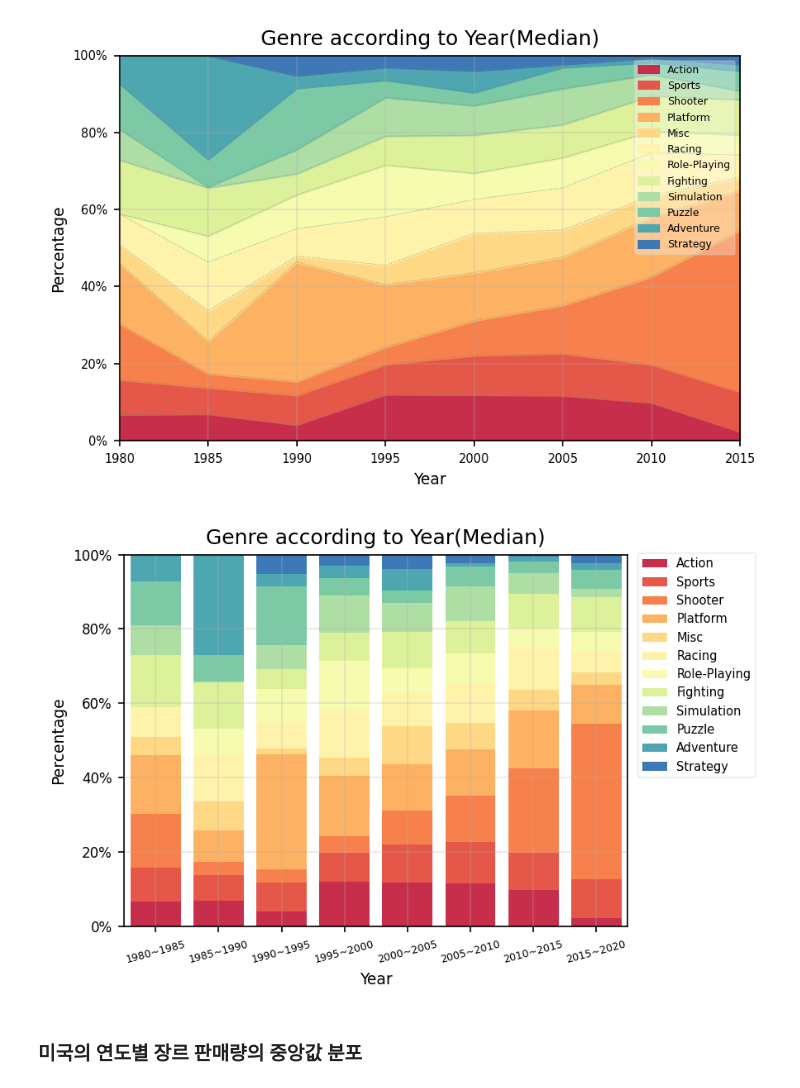
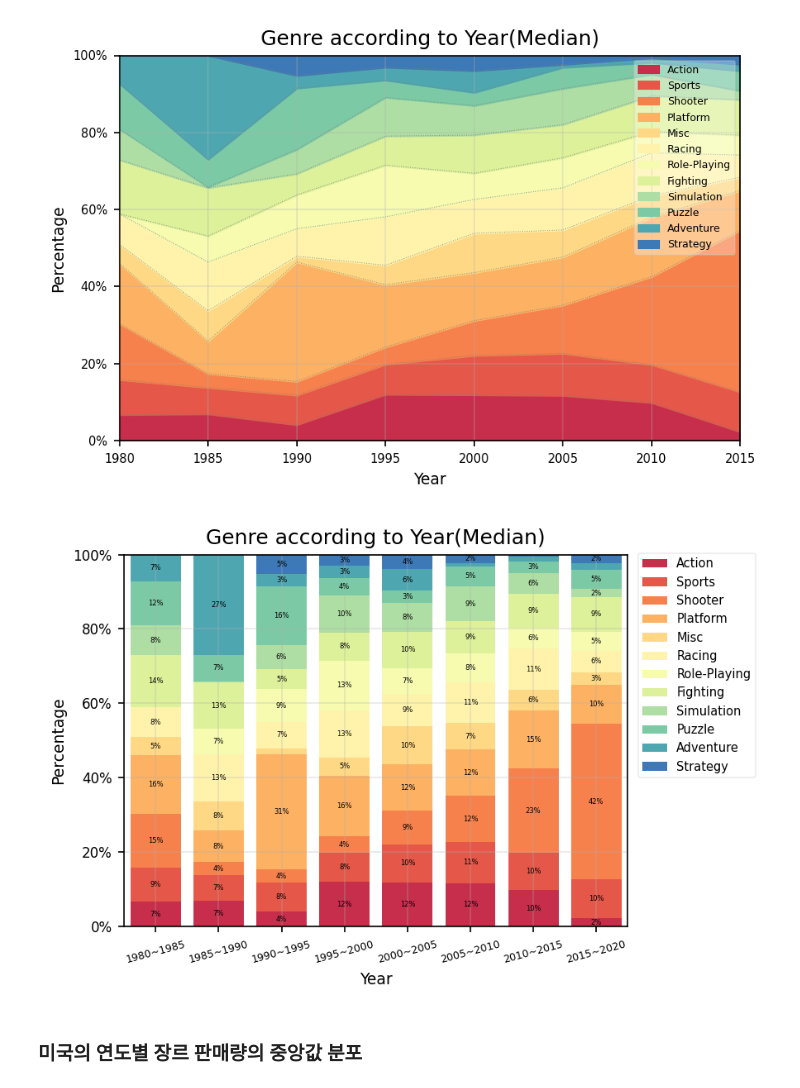
Before and after one commit to GyeongHwan-Jang/bootproject, a Jupyter notebook: project1.ipynb, the cells around one changed output. Saved outputs shown, nothing was run; the diff lists cells and outputs as text; code cells hidden in the pictures.

```diff
--- a/project1.ipynb
+++ b/project1.ipynb
@@ -935,7 +941,11 @@ plt.gcf().set_dpi(150)
 plt.title("NA Genre according to Year")
 for idx, gen in enumerate(order):
   temp = year_genre_region_data_melt_NA.loc[year_genre_region_data_melt_NA["Genre"] == gen, ["Year", "Percentage"]]
-  plt.bar(year, temp.values[:,1], bottom = stack, color = colormap[idx], label = "{}".format(gen), width = 0.8)
+  bar = plt.bar(year, temp.values[:,1], bottom = stack, color = colormap[idx], label = "{}".format(gen), width = 0.8)
+  for idx, p in enumerate(bar.patches):
+    if p.get_height()*100 > 2 :
+      plt.annotate("{:,.0f}%".format(p.get_height()*100), (p.get_x() + p.get_width()/2., stack[idx]+ p.get_height()/2.),
+                   ha = "center", va = "center", fontsize = 4, color = "k")
   for y, p in temp.values:
     stack[year_t[y]] += p
 plt.xlabel("Year", fontsize = 9)
@@ -983,13 +993,17 @@ plt.gcf().set_dpi(150)
 plt.title("EU Genre according to Year")
 for idx, gen in enumerate(order):
   temp = year_genre_region_data_melt_EU.loc[year_genre_region_data_melt_EU["Genre"] == gen, ["Year", "Percentage"]]
-  plt.bar(year, temp.values[:,1], bottom = stack, color = colormap[idx], label = "{}".format(gen), width = 0.8)
+  bar = plt.bar(year, temp.values[:,1], bottom = stack, color = colormap[idx], label = "{}".format(gen), width = 0.8)
+  for idx, p in enumerate(bar.patches):
+    if p.get_height()*100 > 2 :
+      plt.annotate("{:,.0f}%".format(p.get_height()*100), (p.get_x() + p.get_width()/2., stack[idx]+ p.get_height()/2.),
+                   ha = "center", va = "center", fontsize = 4, color = "k")
   for y, p in temp.values:
     stack[year_t[y]] += p
 plt.xlabel("Year", fontsize = 9)
 plt.ylabel("Percentage", fontsize = 9)
 plt.xticks(fontsize = 6, rotation = 15)
-plt.yticks(np.arange(0, 1.2, 0.2), ["{:,.0f}%".format(i*100) for i in np.arange(0, 1.2, 0.2)] ,fontsize = 8)
+plt.yticks(np.arange(0, 1.2, 0.2), ["{:,.0f}%".format(i*100) for i in np.arange(0, 1.2, 0.2)], fontsize = 8)
 plt.xlim(-0.5,7.5)
 plt.ylim(0,1)
 plt.grid(alpha = 0.3)
@@ -1031,7 +1045,11 @@ plt.gcf().set_dpi(150)
 plt.title("JP Genre according to Year")
 for idx, gen in enumerate(order):
   temp = year_genre_region_data_melt_JP.loc[year_genre_region_data_melt_JP["Genre"] == gen, ["Year", "Percentage"]]
-  plt.bar(year, temp.values[:,1], bottom = stack, color = colormap[idx], label = "{}".format(gen), width = 0.8)
+  bar = plt.bar(year, temp.values[:,1], bottom = stack, color = colormap[idx], label = "{}".format(gen), width = 0.8)
+  for idx, p in enumerate(bar.patches):
+    if p.get_height()*100 > 2 :
+      plt.annotate("{:,.0f}%".format(p.get_height()*100), (p.get_x() + p.get_width()/2., stack[idx]+ p.get_height()/2.),
+                   ha = "center", va = "center", fontsize = 4, color = "k")
   for y, p in temp.values:
     stack[year_t[y]] += p
 plt.xlabel("Year", fontsize = 9)
@@ -1079,7 +1097,11 @@ plt.gcf().set_dpi(150)
 plt.title("Other Genre according to Year")
 for idx, gen in enumerate(order):
   temp = year_genre_region_data_melt_Other.loc[year_genre_region_data_melt_Other["Genre"] == gen, ["Year", "Percentage"]]
-  plt.bar(year, temp.values[:,1], bottom = stack, color = colormap[idx], label = "{}".format(gen), width = 0.8)
+  bar = plt.bar(year, temp.values[:,1], bottom = stack, color = colormap[idx], label = "{}".format(gen), width = 0.8)
+  for idx, p in enumerate(bar.patches):
+    if p.get_height()*100 > 2 :
+      plt.annotate("{:,.0f}%".format(p.get_height()*100), (p.get_x() + p.get_width()/2., stack[idx]+ p.get_height()/2.),
+                   ha = "center", va = "center", fontsize = 4, color = "k")
   for y, p in temp.values:
     stack[year_t[y]] += p
 plt.xlabel("Year", fontsize = 9)
@@ -1191,32 +1213,36 @@ plt.show()
 # %%
 # 각 지역별 선호 장르를 비교하기 위해서 미국을 기준으로 장르를 오름차순으로 정리
 order = ['Action', 'Sports', 'Shooter', 'Platform', 'Misc', 'Racing', 'Role-Playing', 'Fighting', 'Simulation', 'Puzzle', 'Adventure', 'Strategy']
 colormap = sns.color_palette("Spectral", len(order)) # 위와 색을 일치시킴
 year = ["{}~{}".format(i, i+5) for i in np.arange(1980,2025,5)]
 year_t = dict([[y, idx] for idx, y in enumerate(year)])
 stack = np.zeros(len(year))
 
 # 지역별 장르 데이터를 비교
 plt.figure()
 plt.gcf().set_dpi(150)
 plt.title("Genre according to Year(Median)")
 for idx, gen in enumerate(order):
   temp = year_genre_region_data_m_melt_total.loc[year_genre_region_data_m_melt_total["Genre"] == gen, ["Year", "Percentage"]]
-  plt.bar(year, temp.values[:,1], bottom = stack, color = colormap[idx], label = "{}".format(gen), width = 0.8)
+  bar = plt.bar(year, temp.values[:,1], bottom = stack, color = colormap[idx], label = "{}".format(gen), width = 0.8)
+  for idx, p in enumerate(bar.patches):
+    if p.get_height()*100 > 2 :
+      plt.annotate("{:,.0f}%".format(p.get_height()*100), (p.get_x() + p.get_width()/2., stack[idx]+ p.get_height()/2.),
+                   ha = "center", va = "center", fontsize = 4, color = "k")
   for y, p in temp.values:
     stack[year_t[y]] += p
 plt.xlabel("Year", fontsize = 9)
 plt.ylabel("Percentage", fontsize = 9)
 plt.xticks(fontsize = 6, rotation = 15)
 plt.yticks(np.arange(0, 1.2, 0.2), ["{:,.0f}%".format(i*100) for i in np.arange(0, 1.2, 0.2)] ,fontsize = 8)
 plt.xlim(-0.5, 7.5)
 plt.ylim(0, 1)
 plt.grid(alpha = 0.3)
 plt.legend(loc = (1.02, 0.4), framealpha = 0.3, fontsize = 7)
 plt.tight_layout()
 plt.show()
 # %% [output]
-[figure, old version]
+[figure, new version]
 # %% [markdown]
 ### 미국의 연도별 장르 판매량의 중앙값 분포
 # %%
```
Also changed, not shown: parts of 11 cells of this notebook.
